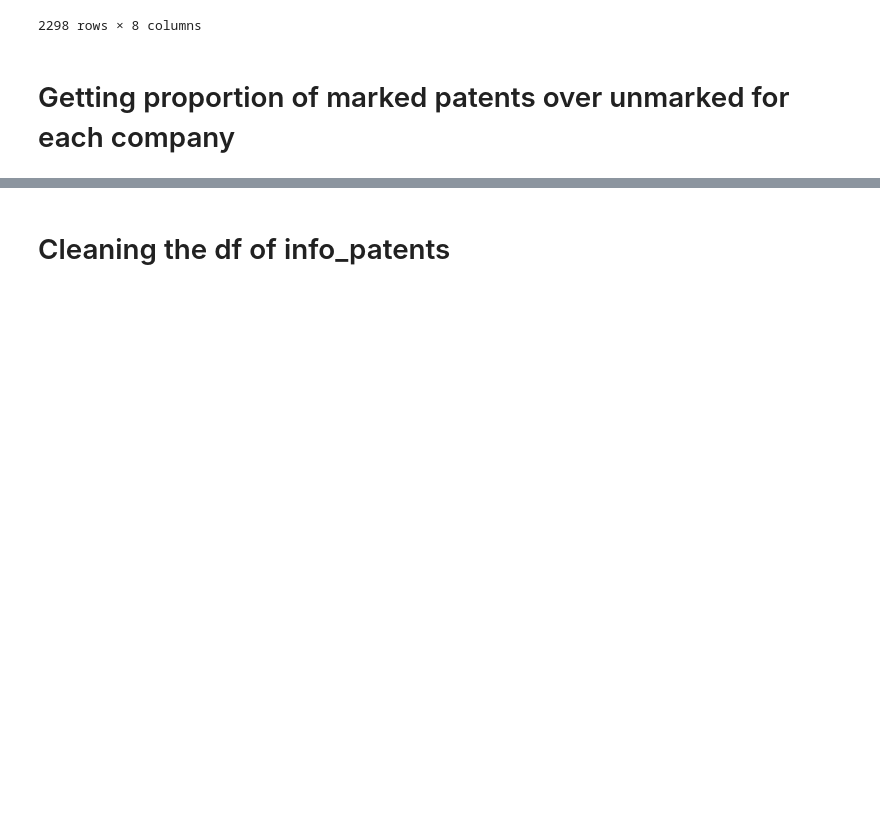
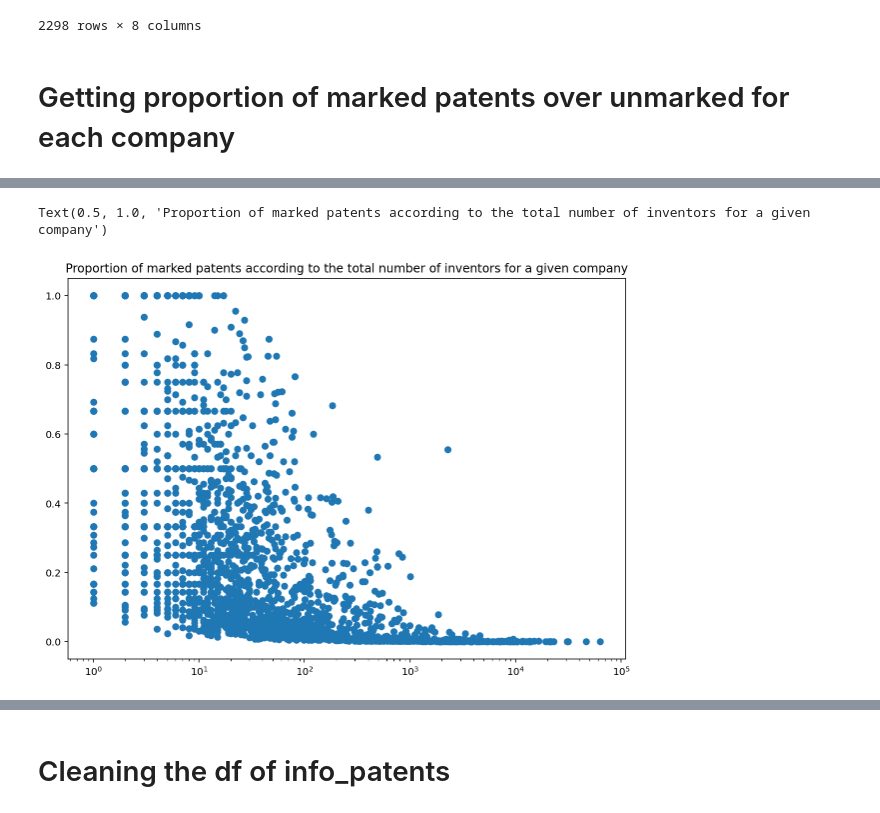
Before and after one commit to gregbellan/MODS208, a Jupyter notebook: Data_description_patents.ipynb, the cells around one changed output, grey strips where cells are left out. Drawn from its saved outputs; the diff is of its cells as text; code cells hidden in the pictures; blank space fills up the shorter version.

```diff
--- a/Data_description_patents.ipynb
+++ b/Data_description_patents.ipynb
@@ -70,0 +93,8 @@ plt.xscale('log')
+# %%
+plt.figure(figsize=(10,7))
+plt.scatter(info_companies.assignee_total_num_inventors,info_companies.proportion_marked_patents)
+plt.xscale('log')
+plt.title('Proportion of marked patents according to the total number of inventors for a given company')
+# %% [output]
+Text(0.5, 1.0, 'Proportion of marked patents according to the total number of inventors for a given company')
+[figure, added]
```
Also changed, not shown: parts of 10 cells of this notebook, 1 other file.
